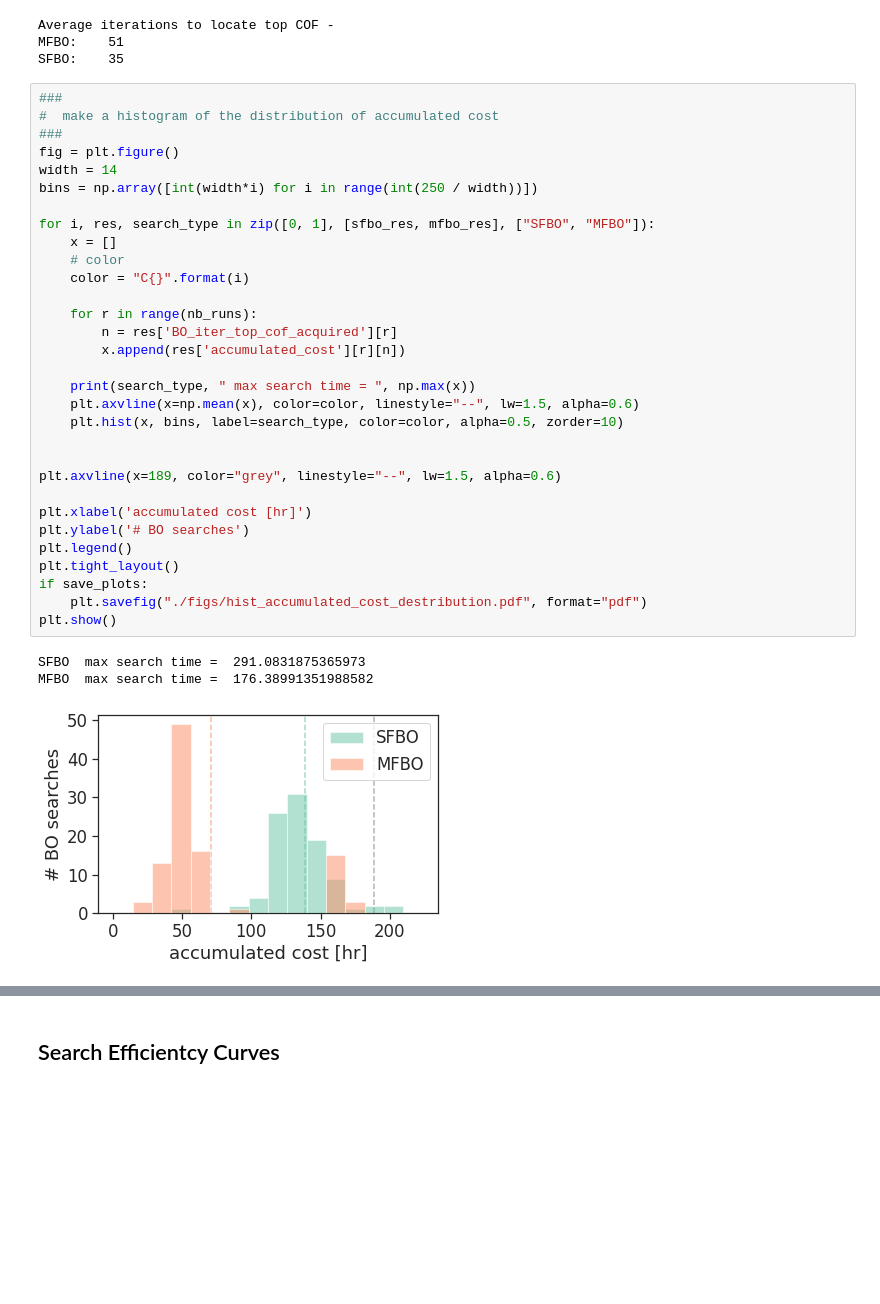
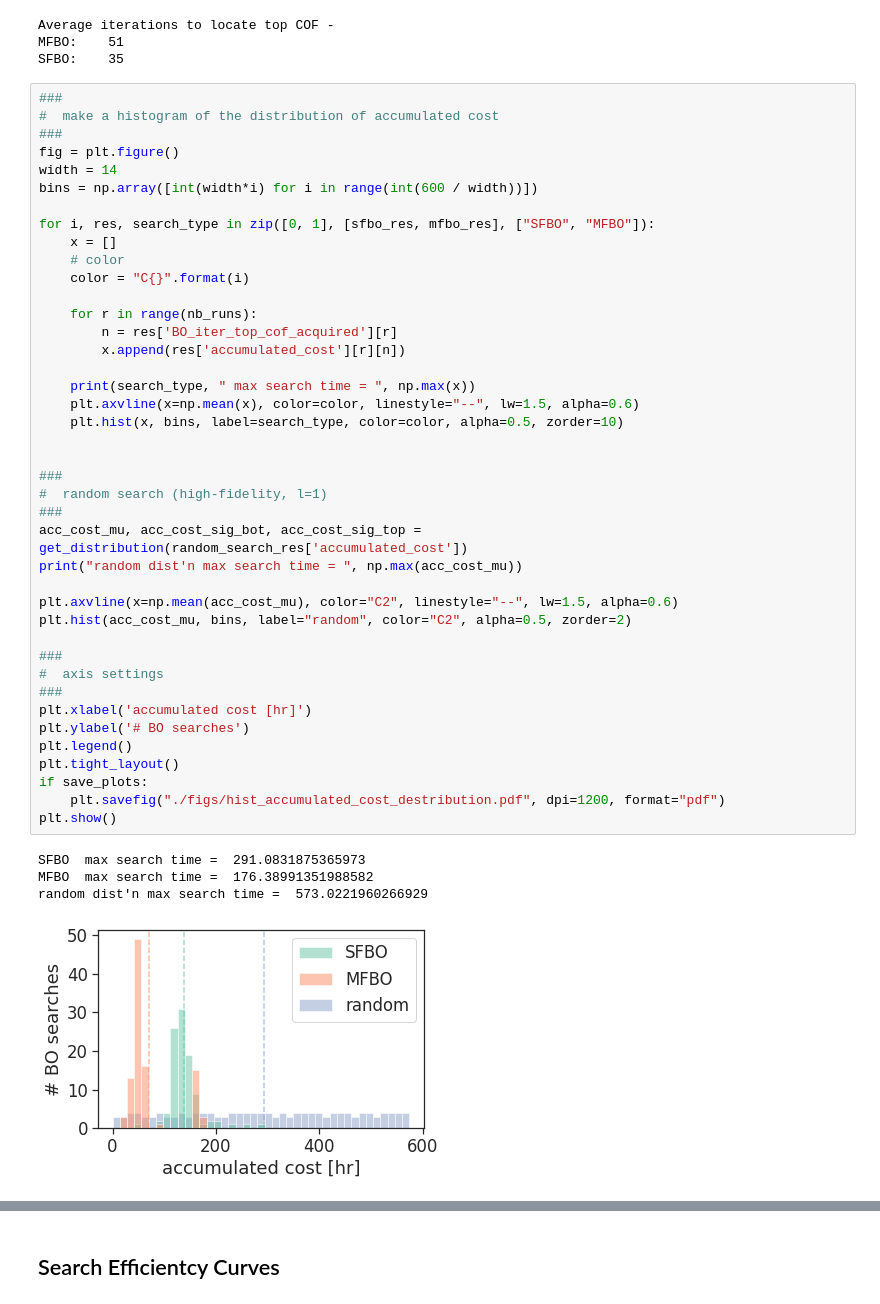
Before and after one commit to SimonEnsemble/multi-fidelity-BO-of-COFs-for-Xe-Kr-seps, a Jupyter notebook: viz.ipynb, the cells around one changed output, grey strips where cells are left out. Saved outputs shown, nothing was run; the diff lists cells and outputs as text; blank space fills up the shorter version.

Commit message:
Iterating on plots AccCost vs search efficiency AccCost hist

```diff
--- a/viz.ipynb
+++ b/viz.ipynb
@@ -170,34 +170,45 @@ SFBO:    35
 ###
 #  make a histogram of the distribution of accumulated cost
 ###
 fig = plt.figure()
 width = 14
-bins = np.array([int(width*i) for i in range(int(250 / width))])
+bins = np.array([int(width*i) for i in range(int(600 / width))])
 
 for i, res, search_type in zip([0, 1], [sfbo_res, mfbo_res], ["SFBO", "MFBO"]):
     x = []
     # color
     color = "C{}".format(i)
 
     for r in range(nb_runs):
         n = res['BO_iter_top_cof_acquired'][r]
         x.append(res['accumulated_cost'][r][n])
 
     print(search_type, " max search time = ", np.max(x))
     plt.axvline(x=np.mean(x), color=color, linestyle="--", lw=1.5, alpha=0.6)
     plt.hist(x, bins, label=search_type, color=color, alpha=0.5, zorder=10)
 
 
-plt.axvline(x=189, color="grey", linestyle="--", lw=1.5, alpha=0.6)
+###
+#  random search (high-fidelity, l=1)
+###
+acc_cost_mu, acc_cost_sig_bot, acc_cost_sig_top = get_distribution(random_search_res['accumulated_cost'])
+print("random dist'n max search time = ", np.max(acc_cost_mu))
 
+plt.axvline(x=np.mean(acc_cost_mu), color="C2", linestyle="--", lw=1.5, alpha=0.6)
+plt.hist(acc_cost_mu, bins, label="random", color="C2", alpha=0.5, zorder=2)
+
+###
+#  axis settings
+###
 plt.xlabel('accumulated cost [hr]')
 plt.ylabel('# BO searches')
 plt.legend()
 plt.tight_layout()
 if save_plots:
-    plt.savefig("./figs/hist_accumulated_cost_destribution.pdf", format="pdf")
+    plt.savefig("./figs/hist_accumulated_cost_destribution.pdf", dpi=1200, format="pdf")
 plt.show()
 # %% [output]
 SFBO  max search time =  291.0831875365973
 MFBO  max search time =  176.38991351988582
+random dist'n max search time =  573.0221960266929
-[figure, old version]
+[figure, new version]
```
Also changed, not shown: parts of 5 cells of this notebook.
